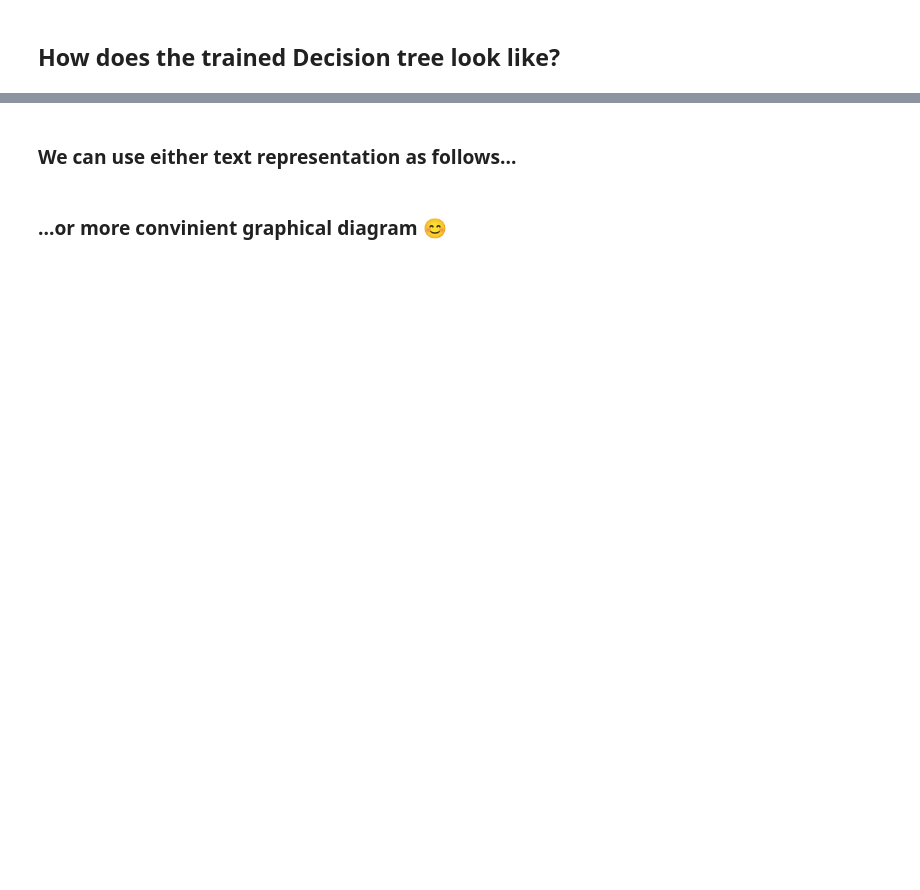
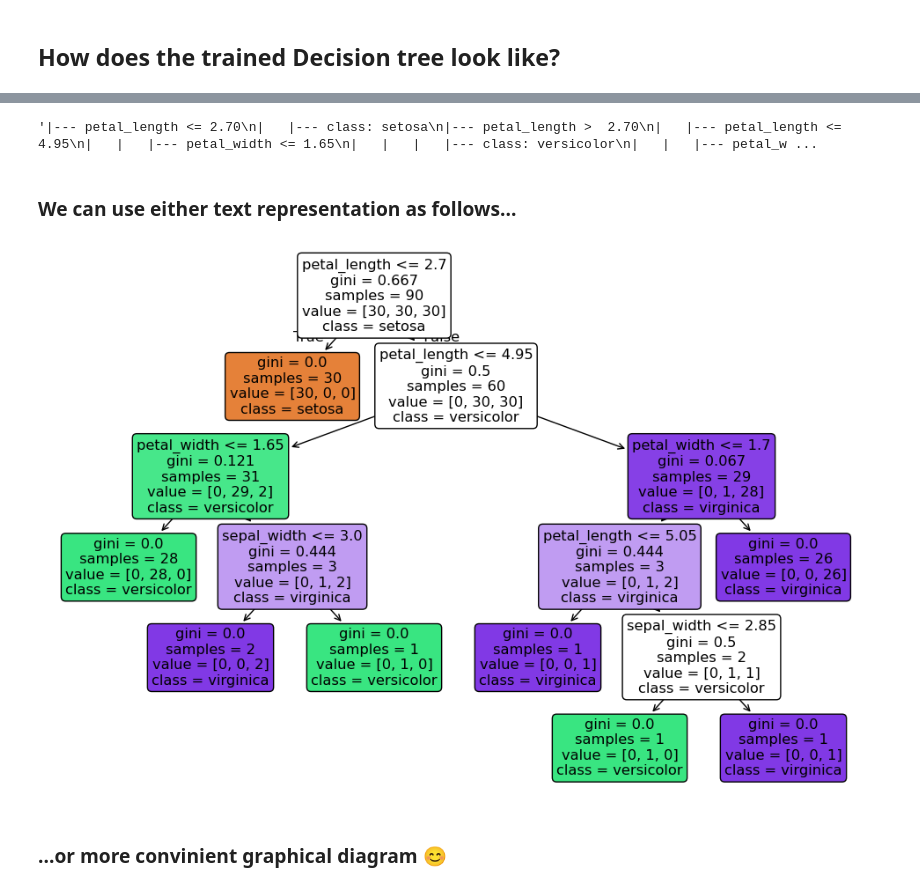
Before and after one commit to maropartz23/AMSE, a Jupyter notebook: iml_07.ipynb, the cells around one changed output, grey strips where cells are left out. Drawn from its saved outputs; the diff is of its cells as text; code cells hidden in the pictures; blank space fills up the shorter version.

```diff
--- a/iml_07.ipynb
+++ b/iml_07.ipynb
@@ -330,6 +365,20 @@ X.shape, y.shape
 # %% [markdown]
 ## Lets continue with train test split process. Split dataset to train:test ratio 60:40. Check how many records/rows do you have in splitted variables.
 * 💡 Number of rows in the *X* and *y* in the Train/Test part of the data has to be equal
+# %%
+X = df.loc[:, df.columns != 'species']
+y = df.loc[:, 'species']
 # %% [markdown]
 ## Take a look on data in variable y_test
 - Can you detect how many elements of each class is represented in test split?
+# %%
+from sklearn.model_selection import train_test_split
+
+# stratify=y pour conserver la proportion des classes dans train et test
+X_train, X_test, y_train, y_test = train_test_split(
+    X, y, test_size=0.4, random_state=42, stratify=y
+)
+
+# Vérifier que les tailles correspondent pour X et y
+print("X_train rows:", X_train.shape[0], "y_train rows:", y_train.shape[0])
+print("X_test  rows:", X_test.shape[0],  "y_test  rows:",  y_test.shape[0])
@@ -336,2 +388,7 @@ X.shape, y.shape
 # %% [markdown]
 # 🚀 Create the Decision tree classifier instance
+# %%
+from sklearn.tree import DecisionTreeClassifier
+
+clf = DecisionTreeClassifier(random_state=42)
+print(clf)
@@ -338,2 +401,4 @@ X.shape, y.shape
 # %% [markdown]
 ## 💡 Use *fit()* method for training of classifier
+# %%
+clf.fit(X_train, y_train)
@@ -349,4 +477,17 @@ X.shape, y.shape
+# %%
+tree_text
+# %% [output]
+'|--- petal_length <= 2.70\n|   |--- class: setosa\n|--- petal_length >  2.70\n|   |--- petal_length <= 4.95\n|   |   |--- petal_width <= 1.65\n|   |   |   |--- class: versicolor\n|   |   |--- petal_w ...
 # %% [markdown]
 ### We can use either text representation as follows...
+# %%
+import matplotlib.pyplot as plt
+from sklearn.tree import plot_tree
+
+plt.figure(figsize=(12,8))
+plot_tree(clf, feature_names=X.columns, class_names=clf.classes_, filled=True, rounded=True)
+plt.show()
+# %% [output]
+[figure, added]
 # %% [markdown]
 ### ...or more convinient graphical diagram 😊
```
Also changed, not shown: parts of 16 cells of this notebook.
